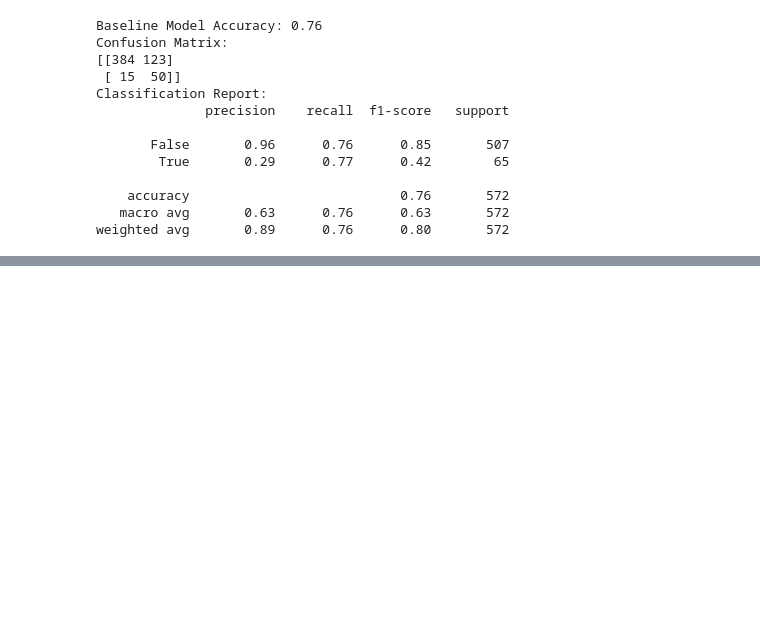
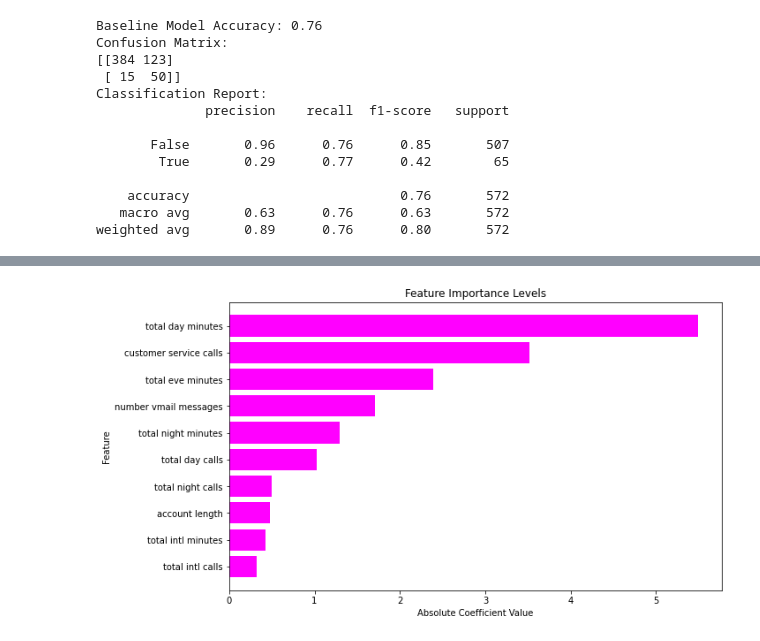
Before and after one commit to Agai-Beryl/Predicting-Customer-Churn-For-A-Leading-Telco-Using-Machine-Learning, a Jupyter notebook: MachineLearning.ipynb, the cells around one changed output, grey strips where cells are left out. Saved outputs shown, nothing was run; the diff lists cells and outputs as text; code cells hidden in the pictures; blank space fills up the shorter version.

```diff
--- a/MachineLearning.ipynb
+++ b/MachineLearning.ipynb
@@ -1079,0 +1177,15 @@ weighted avg       0.89      0.76      0.80       572
+# %%
+# Get top 10 features and their absolute coefficients in descending order
+top_10_features = X.columns[np.argsort(np.abs(baseline_model.coef_[0]))[::-1][:10]]
+top_10_coefficients = np.abs(baseline_model.coef_[0][np.argsort(np.abs(baseline_model.coef_[0]))[::-1][:10]])
+
+# Plot horizontal bar chart with magenta color
+plt.figure(figsize=(10, 6))
+plt.barh(top_10_features, top_10_coefficients, color='magenta')
+plt.xlabel('Absolute Coefficient Value')
+plt.ylabel('Feature')
+plt.title('Feature Importance Levels')
+plt.gca().invert_yaxis()
+plt.show()
+# %% [output]
+[figure, added]
```
Also changed, not shown: parts of 9 cells of this notebook.
